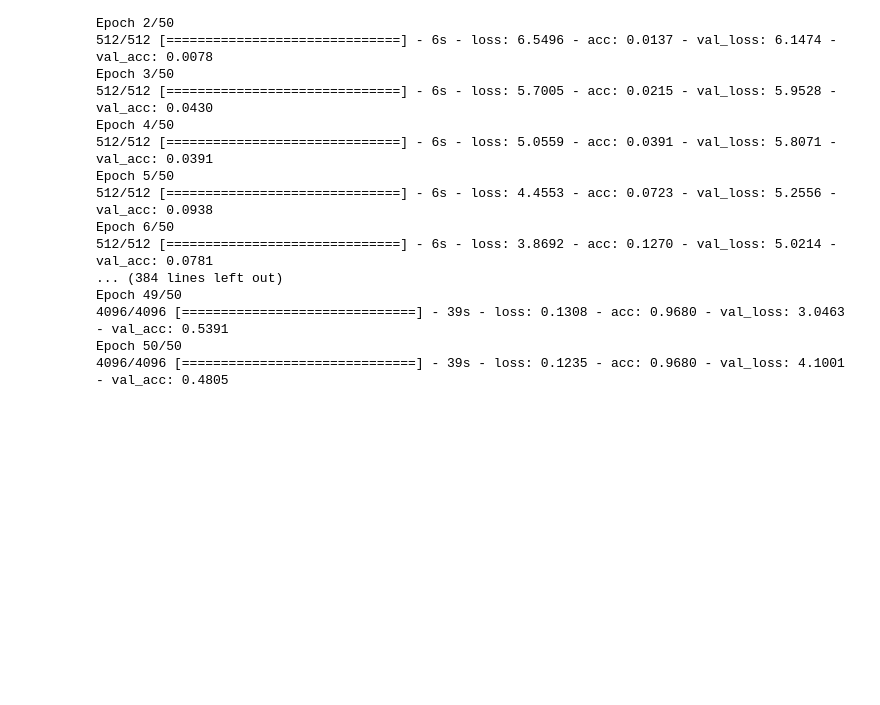
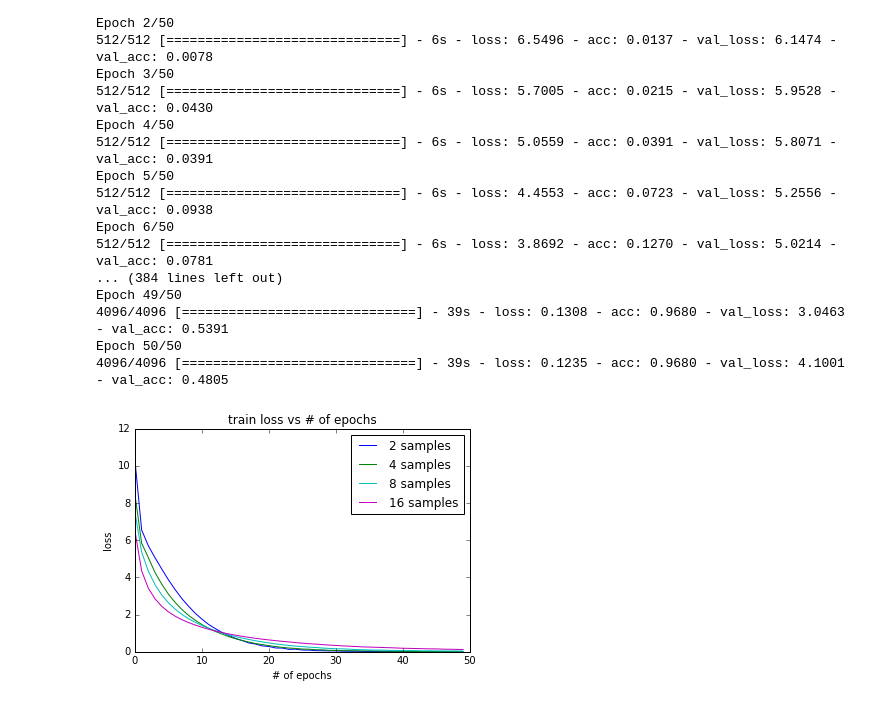
Before and after one commit to amyburden/course-transferleaning, a Jupyter notebook: Zhy.ipynb, the cells around one changed output. Cells and saved outputs as stored; diff of their text form; code cells hidden in the pictures; blank space fills up the shorter version.

```diff
--- a/Zhy.ipynb
+++ b/Zhy.ipynb
@@ -10,3 +10,4 @@ from collections import defaultdict
 
 
 num_class = 256
+data_dir = '../256_ObjectCategories/'
@@ -160,37 +168,89 @@ with open('log', 'r') as f:
+# %%
+# Edit the output manullay and store in the log file before runing this
+train_loss=[[],[],[],[]]
+val_loss=[[],[],[],[]]
+train_accu=[[],[],[],[]]
+val_accu=[[],[],[],[]]
+with open('log', 'r') as f:
+    for i,line in enumerate(f.readlines()):
+        fields = line.strip().split('\t')
+        fields = fields[1:]
+        idx = i/50
+        train_loss[idx].append(float(fields[0].split(':')[-1]))
+        train_accu[idx].append(float(fields[1].split(':')[-1]))
+        val_loss[idx].append(float(fields[2].split(':')[-1]))
+        val_accu[idx].append(float(fields[3].split(':')[-1]))
 # %%
 # plotting
-# loss vs epoch
+c = ['b', 'g', 'c', 'm']
+
+# train loss vs epoch
 plt.figure()
+ax = plt.subplot(111)
 for i,sample_size in enumerate([2,4,8,16]):
-    plt.plot(range(num_epoch), train_loss[i], 'b-', label='{} samples /class training'.format(sample_size))
-    plt.plot(range(num_epoch), val_loss[i], 'b.', label='{} samples /class validation'.format(sample_size))
-plt.title('loss vs # of epochs')
-plt.legend('top right')
+    plt.plot(range(len(train_loss[i])), train_loss[i], '-', color=c[i],
+             label='{} samples'.format(sample_size))
+#     plt.plot(range(len(val_loss[i])), val_loss[i], '--', color=c[i],
+#              label='{} img/class val'.format(sample_size))
+plt.title('train loss vs # of epochs')
+ax.legend(loc='upper right')
+ylim = ax.get_ylim()
 plt.xlabel('# of epochs')
 plt.ylabel('loss')
-plt.savefig('images/4a.pdf')
+plt.savefig('images/4aTrain.pdf')
 plt.show()
 
-# accu vs epoch
+# val loss vs epoch
 plt.figure()
+ax = plt.subplot(111)
 for i,sample_size in enumerate([2,4,8,16]):
-    plt.plot(range(num_epoch), train_accu[i], 'b-', label='{} samples /class training'.format(sample_size))
-    plt.plot(range(num_epoch), val_accu[i], 'b.', label='{} samples /class validation'.format(sample_size))
-plt.title('accuracy vs # of epochs')
-plt.legend('top right')
+    plt.plot(range(len(val_loss[i])), val_loss[i], '-', color=c[i],
+             label='{} samples'.format(sample_size))
+plt.title('val loss vs # of epochs')
+ax.legend(loc='upper right')
+ax.set_ylim(ylim)
 plt.xlabel('# of epochs')
-plt.ylabel('accuracy')
-plt.savefig('images/4b.pdf')
+plt.ylabel('loss')
+plt.savefig('images/4aVal.pdf')
+plt.show()
+
+# train accu vs epoch
+plt.figure()
+ax = plt.subplot(111)
+for i,sample_size in enumerate([2,4,8,16]):
+    plt.plot(range(len(train_accu[i])), train_accu[i], '-', color=c[i],
+             label='{} samples'.format(sample_size))
+plt.title('train accuracy vs # of epochs')
+ax.legend(loc='lower right')
+plt.xlabel('# of epochs')
+plt.ylabel('accu')
+plt.savefig('images/4bTrain.pdf')
+plt.show()
+
+# val accu vs epoch
+plt.figure()
+ax = plt.subplot(111)
+for i,sample_size in enumerate([2,4,8,16]):
+    plt.plot(range(len(val_accu[i])), val_accu[i], '-', color=c[i],
+             label='{} samples'.format(sample_size))
+plt.title('val accuracy vs # of epochs')
+ax.legend(loc='lower right')
+plt.xlabel('# of epochs')
+plt.ylabel('accu')
+plt.savefig('images/4bVal.pdf')
 plt.show()
 
 # training sample vs accu
 plt.figure()
-plt.plot([2,4,8,16], [train_accu[i][-1] for i in xrange(4)], label='train')
-plt.plot([2,4,8,16], [val_accu[i][-1] for i in xrange(4)], label='val')
-plt.xscale('log')
+plt.plot(range(4), [train_accu[i][-1] for i in xrange(4)], label='train')
+plt.plot(range(4), [val_accu[i][-1] for i in xrange(4)], label='val')
+plt.xticks(range(4), ['2','4','8','16'])
 plt.title('accuracy vs # of samples')
-plt.legend('top right')
+plt.legend(loc='lower right')
+plt.ylim([0,1.05])
 plt.xlabel('# of samples')
 plt.ylabel('accuracy')
 plt.savefig('images/4c.pdf')
 plt.show()
+# %% [output]
+[figure, added]
```
Also changed, not shown: parts of 15 cells of this notebook.
